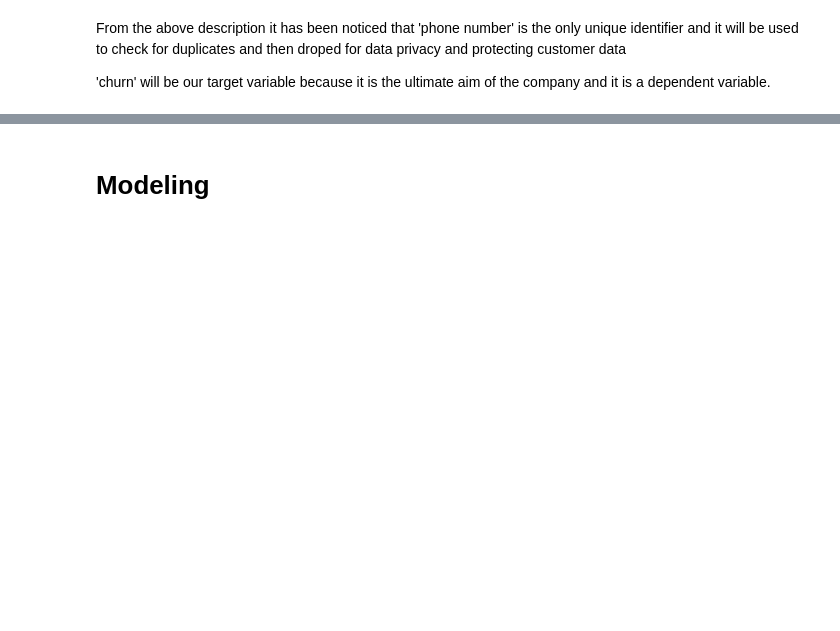
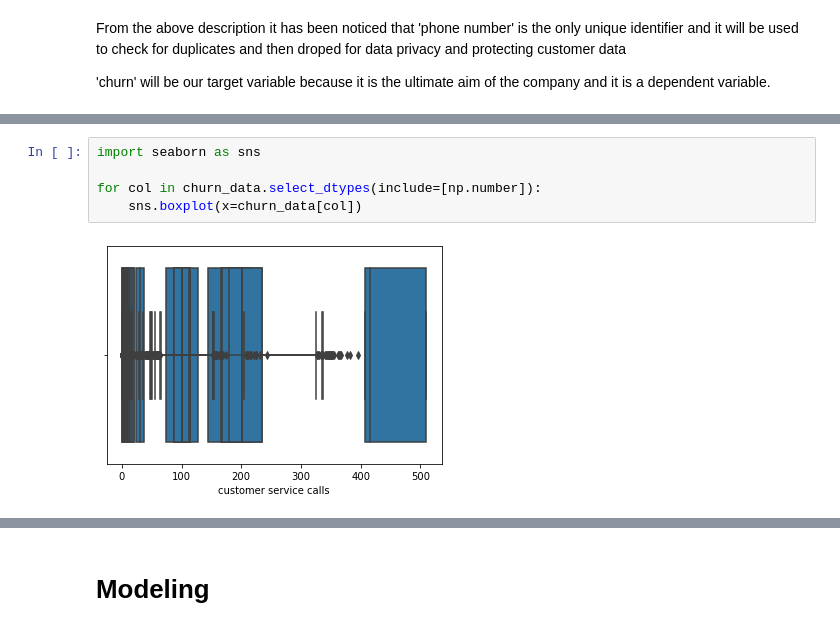
Before and after one commit to williamm243/customer_retention, a Jupyter notebook: customer.ipynb, the cells around one changed output, grey strips where cells are left out. Cells and saved outputs as stored; diff of their text form; blank space fills up the shorter version.

```diff
--- a/customer.ipynb
+++ b/customer.ipynb
@@ -100,0 +177,7 @@ From the above description it has been noticed that 'phone number' is the only u
+# %%
+import seaborn as sns
+
+for col in churn_data.select_dtypes(include=[np.number]):
+    sns.boxplot(x=churn_data[col])
+# %% [output]
+[figure, added]
```
Also changed, not shown: parts of 46 cells of this notebook.
